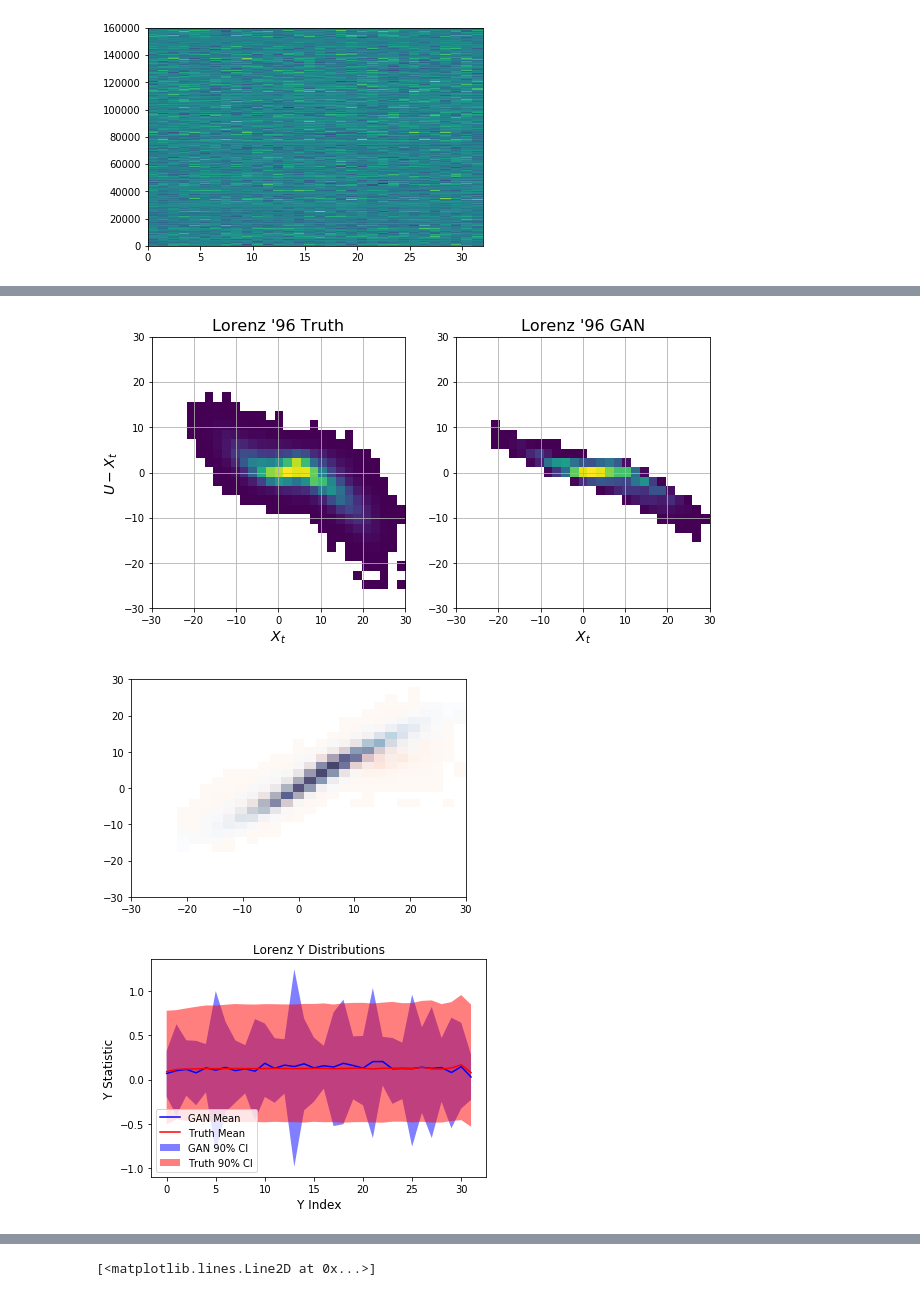
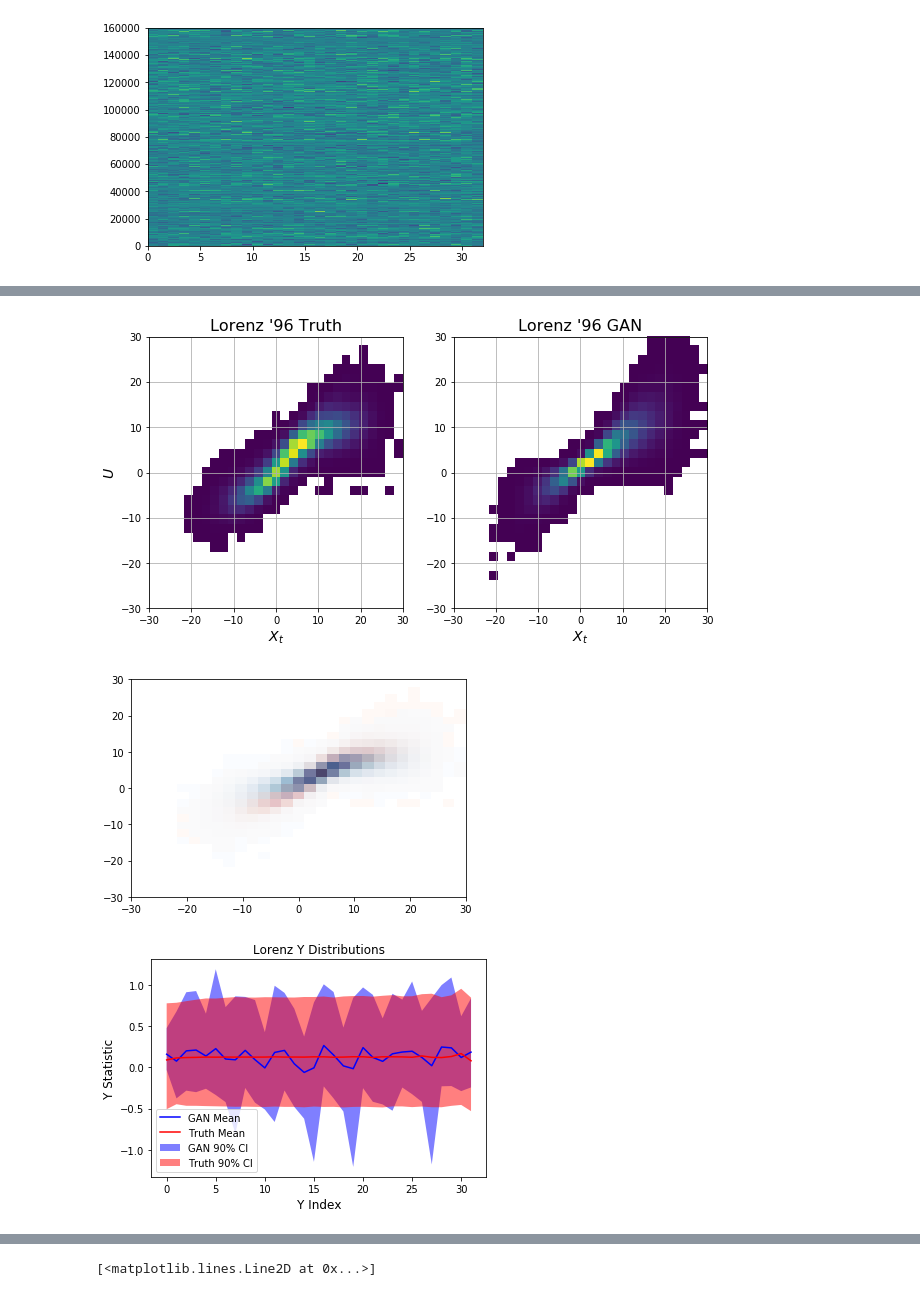
Before and after one commit to djgagne/lorenz_gan, a Jupyter notebook: notebooks/lorenz_gan_eval.ipynb, the cells around one changed output, grey strips where cells are left out. Cells and saved outputs as stored; diff of their text form; code cells hidden in the pictures.

Commit message:
Major updates to GANs to allow for stochastic prediction. Also got them working in the forecast model

```diff
--- a/notebooks/lorenz_gan_eval.ipynb
+++ b/notebooks/lorenz_gan_eval.ipynb
@@ -14,7 +14,7 @@ import pickle
 # %% [output]
 Using TensorFlow backend.
 # %%
-gen_model = load_model("../exp/gan_generator_0000_epoch_0010.h5", custom_objects={"Interpolate1D": Interpolate1D})
+gen_model = load_model("../exp/gan_generator_0000_epoch_0005.h5", custom_objects={"Interpolate1D": Interpolate1D})
 # %%
 def normalize_data(data, scaling_values=None):
     """
@@ -156,7 +156,8 @@ Index(['Y_0', 'Y_1', 'Y_2', 'Y_3', 'Y_4', 'Y_5', 'Y_6', 'Y_7', 'Y_8', 'Y_9',
 # %%
 x_norm, x_scaling = normalize_data(np.expand_dims(combined_data[x_cols].values, axis=-1))
 y_norm, y_scaling = normalize_data(np.expand_dims(combined_data[y_cols].values, axis=-1))
-gan_norm = gen_model.predict([x_norm[:,:,0] , np.random.normal(size=(x_norm.shape[0], 20))])
+pred_func = K.function(gen_model.input + [K.learning_phase()], [gen_model.output])
+gan_norm = pred_func([x_norm[:,:,0] , np.random.normal(size=(x_norm.shape[0], 1)), True])[0]
 gan_y = unnormalize_data(gan_norm, y_scaling)
 # %%
 #selection = np.random.randint(0, combined_data.shape[0], size=5)
@@ -176,20 +182,20 @@ plt.pcolormesh(combined_data[y_cols])
 # %%
 fig, axes = plt.subplots(1, 2, figsize=(10, 5))
-_ = axes[0].hist2d(combined_data["X_t"], combined_data[y_cols].sum(axis=1) - combined_data["X_t"], bins=[np.linspace(-30, 30, 30),
+_ = axes[0].hist2d(combined_data["X_t"], combined_data[y_cols].sum(axis=1), bins=[np.linspace(-30, 30, 30),
                                                                                    np.linspace(-30, 30, 30)], cmin=1)
 #axes[0].plot(np.linspace(-30, 30, 10), np.linspace(-30, 30, 10), 'k--')
 axes[0].set_title("Lorenz '96 Truth", fontsize=16)
-_ = axes[1].hist2d(combined_data["X_t"], gan_y[:, :, 0].sum(axis=1) - combined_data["X_t"], bins=[np.linspace(-30, 30, 30),
+_ = axes[1].hist2d(combined_data["X_t"], gan_y[:, :, 0].sum(axis=1), bins=[np.linspace(-30, 30, 30),
                                                                     np.linspace(-30, 30, 30)], cmin=1)
 axes[1].set_title("Lorenz '96 GAN", fontsize=16)
 axes[0].set_xlabel("$X_t$", fontsize=14)
 axes[1].set_xlabel("$X_t$", fontsize=14)
 axes[0].grid()
 axes[1].grid()
-axes[0].set_ylabel("$U - X_t$", fontsize=14)
+axes[0].set_ylabel("$U$", fontsize=14)
 plt.savefig("../exp/gan_x_ymean_hist.png", dpi=200, bbox_inches="tight")
 # %% [output]
-[figure, old version]
+[figure, new version]
 # %%
 _ = plt.hist2d(combined_data["X_t"], combined_data[y_cols].sum(axis=1), bins=[np.linspace(-30, 30, 30),
                np.linspace(-30, 30, 30)], cmin=1, cmap="Reds", alpha=0.6)
@@ -197,7 +203,7 @@ _ = plt.hist2d(combined_data["X_t"], combined_data[y_cols].sum(axis=1), bins=[np
 _ = plt.hist2d(combined_data["X_t"], gan_y[:, :, 0].sum(axis=1), bins=[np.linspace(-30, 30, 30),
                np.linspace(-30, 30, 30)], cmap="Blues", cmin=1, alpha=0.6)
 # %% [output]
-[figure, old version]
+[figure, new version]
 # %%
 y_data = combined_data[y_cols].values
 # %%
@@ -213,7 +219,7 @@ plt.ylabel("Y Statistic", fontsize=12)
 plt.title("Lorenz Y Distributions")
 plt.savefig("../exp/lorenz_y_dist.png", dpi=200, bbox_inches="tight")
 # %% [output]
-[figure, old version]
+[figure, new version]
 # %%
 from matplotlib.colors import LogNorm
 fig, axes = plt.subplots(1, 2, figsize=(10, 5))
```
Also changed, not shown: parts of 18 cells of this notebook, 7 other files.
